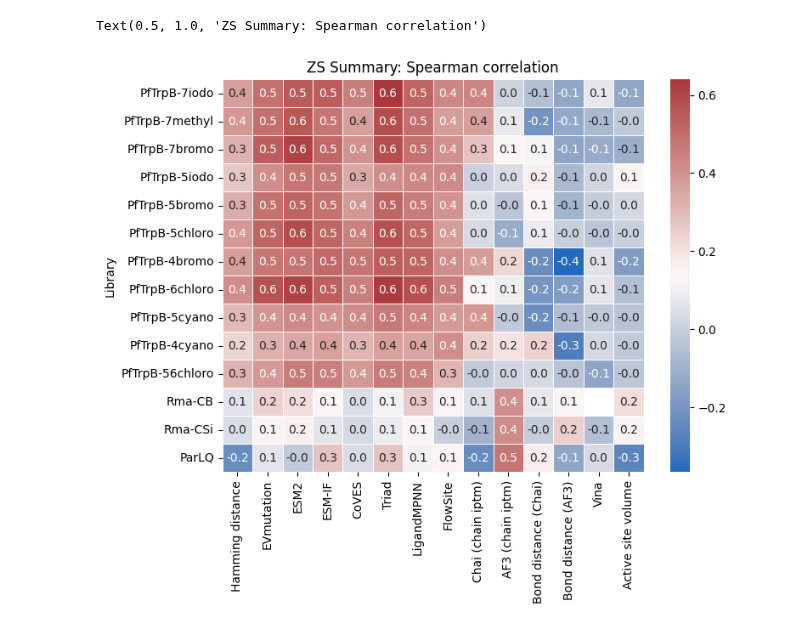
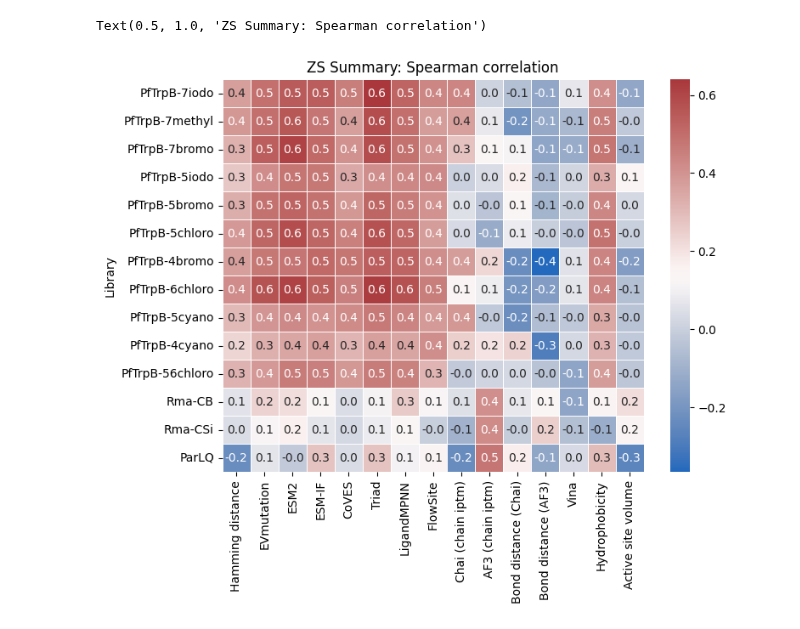
Before and after one commit to fhalab/substrate_aware_zs, a Jupyter notebook: sandbox/test_metric.ipynb, the cells around one changed output. Drawn from its saved outputs; the diff is of its cells as text; code cells hidden in the pictures.

```diff
--- a/sandbox/test_metric.ipynb
+++ b/sandbox/test_metric.ipynb
@@ -793,7 +615,7 @@ import pandas as pd
 import seaborn as sns
 import matplotlib.pyplot as plt
 # %%
-trpb_rho_df = df_rho[df_rho["lib"].isin(custom_order[:11])].copy()
+trpb_rho_df = df_rho_fit[df_rho_fit["lib"].isin(custom_order[:11])].copy()
 trpb_rho_df = (
     trpb_rho_df[
         [
@@ -811,6 +633,7 @@ trpb_rho_df = (
             "ligandmpnn_score",
             "flowsite_score",
             "vina_min_apo-score-substrate_cofactor-docked",
+            "pocket-subcofcentroid-hw_avg - substrate-logp_af3-struct_joint",
             "var_vol",
         ]
     ]
@@ -830,6 +653,7 @@ trpb_rho_df = (
             "ligandmpnn_score": "LigandMPNN",
             "flowsite_score": "FlowSite",
             "vina_min_apo-score-substrate_cofactor-docked": "Vina",
+            "pocket-subcofcentroid-hw_avg - substrate-logp_af3-struct_joint": "Hydrophobicity",
             "var_vol": "Active site volume",
         }
     )
@@ -837,7 +661,7 @@ trpb_rho_df = (
     .reset_index(drop=True)
 )
 
-parlq_rho_df = df_rho[df_rho["lib"] == "ParLQ"].copy()
+parlq_rho_df = df_rho_fit[df_rho_fit["lib"] == "ParLQ"].copy()
 parlq_rho_df = (
     parlq_rho_df[
         [
@@ -855,6 +679,7 @@ parlq_rho_df = (
             "ligandmpnn_score",
             "flowsite_score",
             "vina_min_apo-score-substrate_cofactor-docked",
+            "pocket-subcofcentroid-hw_avg - substrate-logp_af3-struct_joint",
             "var_vol",
         ]
     ]
@@ -874,6 +699,7 @@ parlq_rho_df = (
             "ligandmpnn_score": "LigandMPNN",
             "flowsite_score": "FlowSite",
             "vina_min_apo-score-substrate_cofactor-docked": "Vina",
+            "pocket-subcofcentroid-hw_avg - substrate-logp_af3-struct_joint": "Hydrophobicity",
             "var_vol": "Active site volume",
         }
     )
@@ -882,7 +708,7 @@ parlq_rho_df = (
 )
 
 
-cb_df = df_rho[df_rho["lib"] == "Rma-CB"].copy()
+cb_df = df_rho_fit[df_rho_fit["lib"] == "Rma-CB"].copy()
 cb_df = (
     cb_df[
         [
@@ -900,6 +726,7 @@ cb_df = (
             "ligandmpnn_score",
             "flowsite_score",
             "vina_min_apo-score-substrate_cofactor-docked",
+            "pocket-subcofcentroid-hw_avg - substrate-logp_af3-struct_joint",
             "var_vol",
         ]
     ]
@@ -919,6 +746,7 @@ cb_df = (
             "ligandmpnn_score": "LigandMPNN",
             "flowsite_score": "FlowSite",
             "vina_min_apo-score-substrate_cofactor-docked": "Vina",
+            "pocket-subcofcentroid-hw_avg - substrate-logp_af3-struct_joint": "Hydrophobicity",
             "var_vol": "Active site volume",
         }
     )
@@ -926,7 +754,7 @@ cb_df = (
     .reset_index(drop=True)
 )
 
-csi_df = df_rho[df_rho["lib"] == "Rma-CSi"].copy()
+csi_df = df_rho_fit[df_rho_fit["lib"] == "Rma-CSi"].copy()
 csi_df = (
     csi_df[
         [
@@ -944,6 +772,7 @@ csi_df = (
             "ligandmpnn_score",
             "flowsite_score",
             "vina_min_apo-score-substrate_cofactor-docked",
+            "pocket-subcofcentroid-hw_avg - substrate-logp_af3-struct_joint",
             "var_vol",
         ]
     ]
@@ -963,6 +792,7 @@ csi_df = (
             "ligandmpnn_score": "LigandMPNN",
             "flowsite_score": "FlowSite",
             "vina_min_apo-score-substrate_cofactor-docked": "Vina",
+            "pocket-subcofcentroid-hw_avg - substrate-logp_af3-struct_joint": "Hydrophobicity",
             "var_vol": "Active site volume",
         }
     )
@@ -977,31 +807,32 @@ sns.heatmap(
     pd.concat([trpb_rho_df, parlq_rho_df, cb_df, csi_df])[
         [
             "Library",
             "Hamming distance",
             "EVmutation",
             "ESM2",
             "ESM-IF",
             "CoVES",
             "Triad",
             "LigandMPNN",
             "FlowSite",
             "Chai (chain iptm)",
             "AF3 (chain iptm)",
             "Bond distance (Chai)",
             "Bond distance (AF3)",
             "Vina",
+            "Hydrophobicity",
             "Active site volume",
         ]
     ]
     .set_index("Library")
     .reindex(custom_order),
     cmap="vlag",
     annot=True,
     fmt=".1f",
     linewidths=0.5,
 )
 # Show the plot
 plt.title("ZS Summary: Spearman correlation")
 # %% [output]
 Text(0.5, 1.0, 'ZS Summary: Spearman correlation')
-[figure, old version]
+[figure, new version]
```
Also changed, not shown: parts of 27 cells of this notebook, 1 other file.
